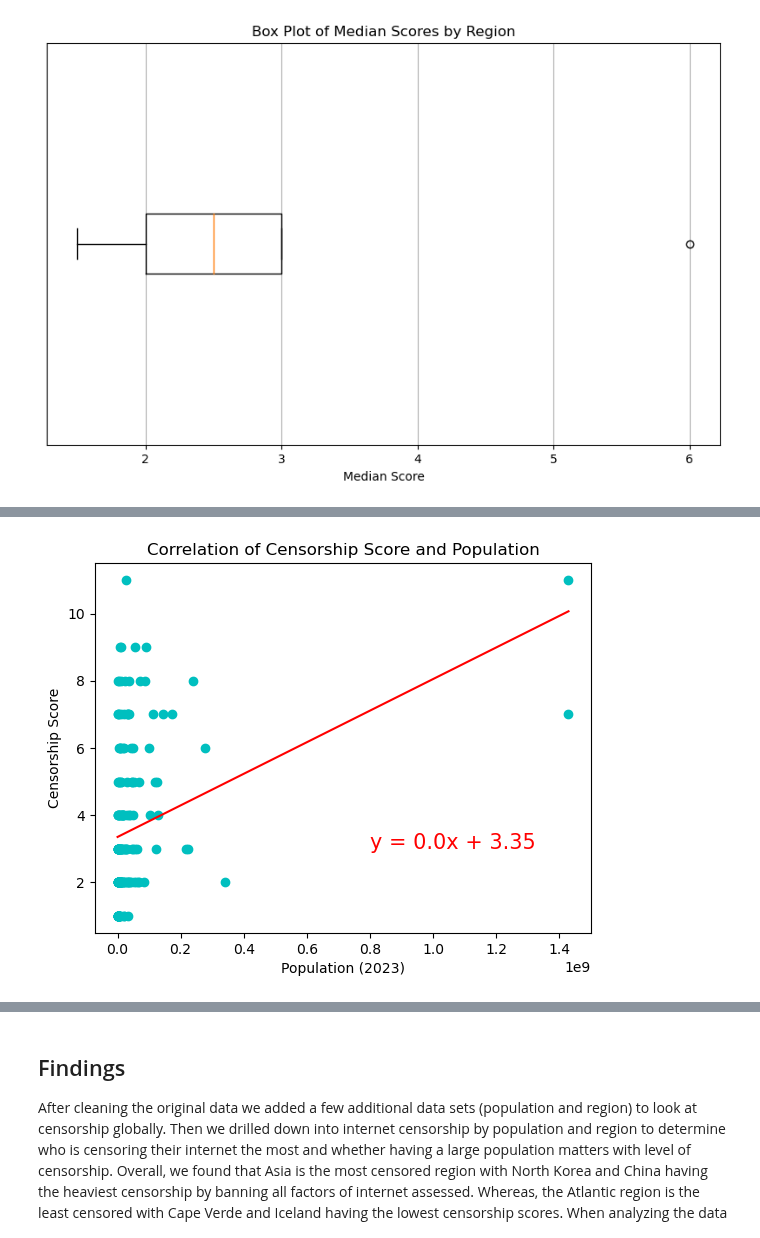
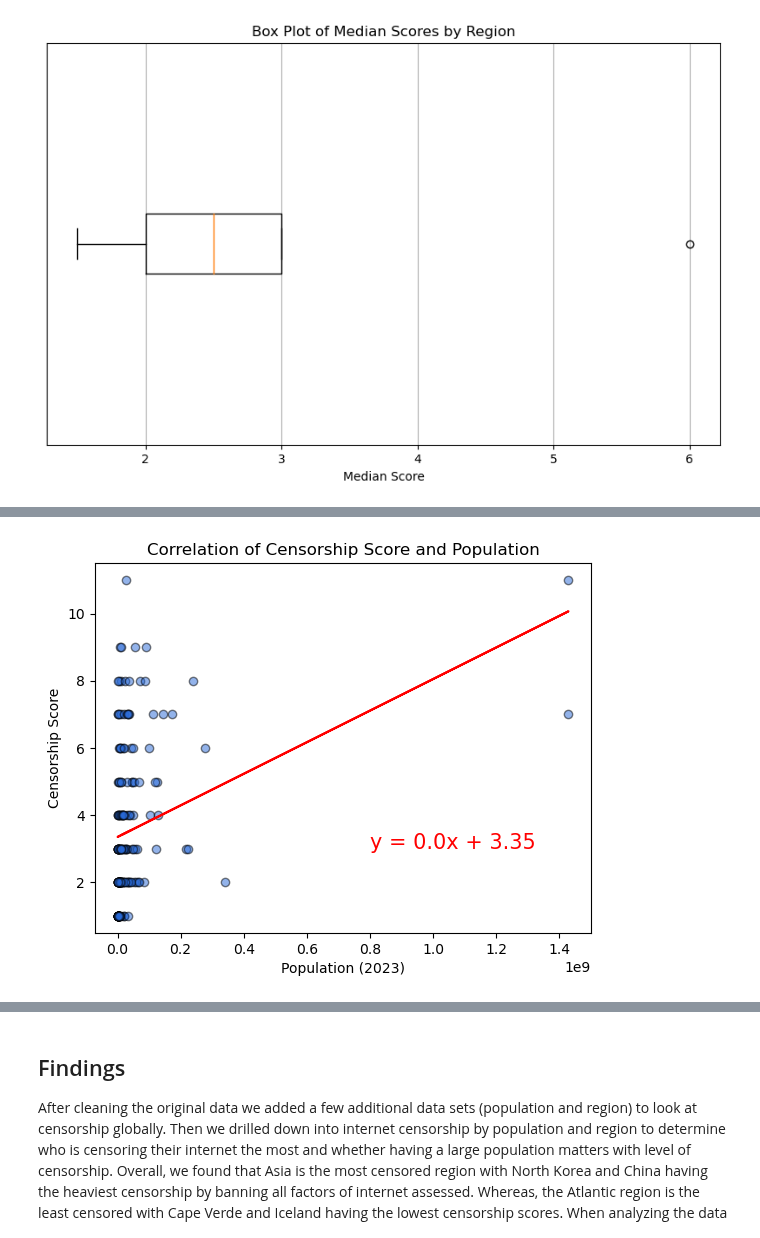
Before and after one commit to tiascott01/07_GroupProject1, a Jupyter notebook: Internet Censorship/Internet_Censorship_Data_Code.ipynb, the cells around one changed output, grey strips where cells are left out. Drawn from its saved outputs; the diff is of its cells as text; code cells hidden in the pictures.

```diff
--- a/Internet Censorship/Internet_Censorship_Data_Code.ipynb
+++ b/Internet Censorship/Internet_Censorship_Data_Code.ipynb
@@ -359,7 +357,7 @@ y_values = all_data["Score"]
 (slope, intercept, rvalue, pvalue, stderr) = linregress(x_values, y_values)
 regress_values = x_values * slope + intercept
 line_eq = "y = " + str(round(slope,2)) + "x + " + str(round(intercept,2))
-plt.scatter(x_values,y_values, color="c")
+plt.scatter(x_values,y_values, color="#2869d7", alpha= 0.5, edgecolor= 'black')
 plt.plot(x_values,regress_values,"r-")
 plt.title("Correlation of Censorship Score and Population")
 plt.annotate(line_eq,(800_000_000,3),fontsize=15,color="red")
@@ -372,4 +370,4 @@ The r-squared is: 0.10052119235685054
-[figure, old version]
+[figure, new version]
 # %%
 # Box and whisker plot to determine population outliers
 fig1, ax1 = plt.subplots()
```
Also changed, not shown: parts of 7 cells of this notebook, 1 other file.
